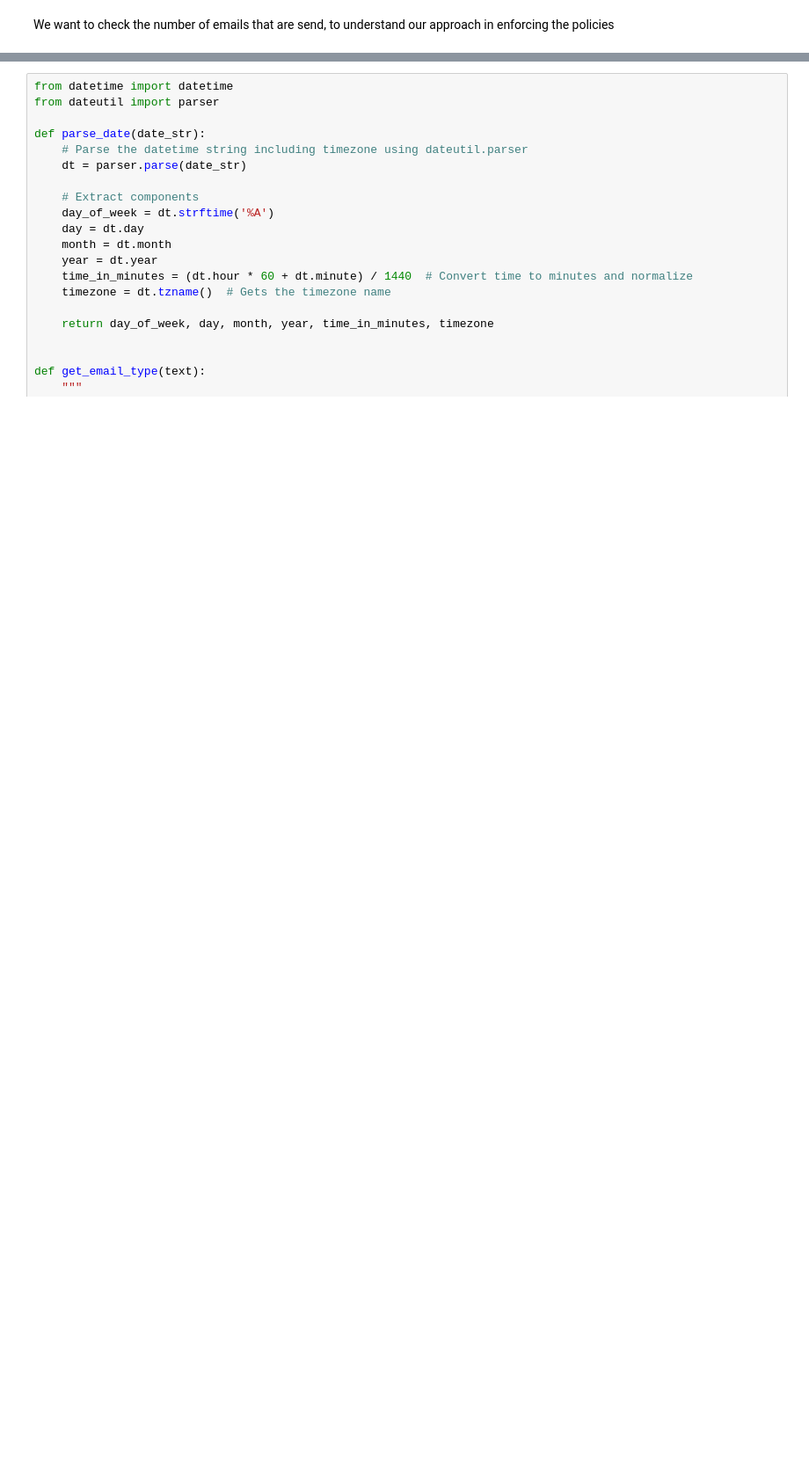
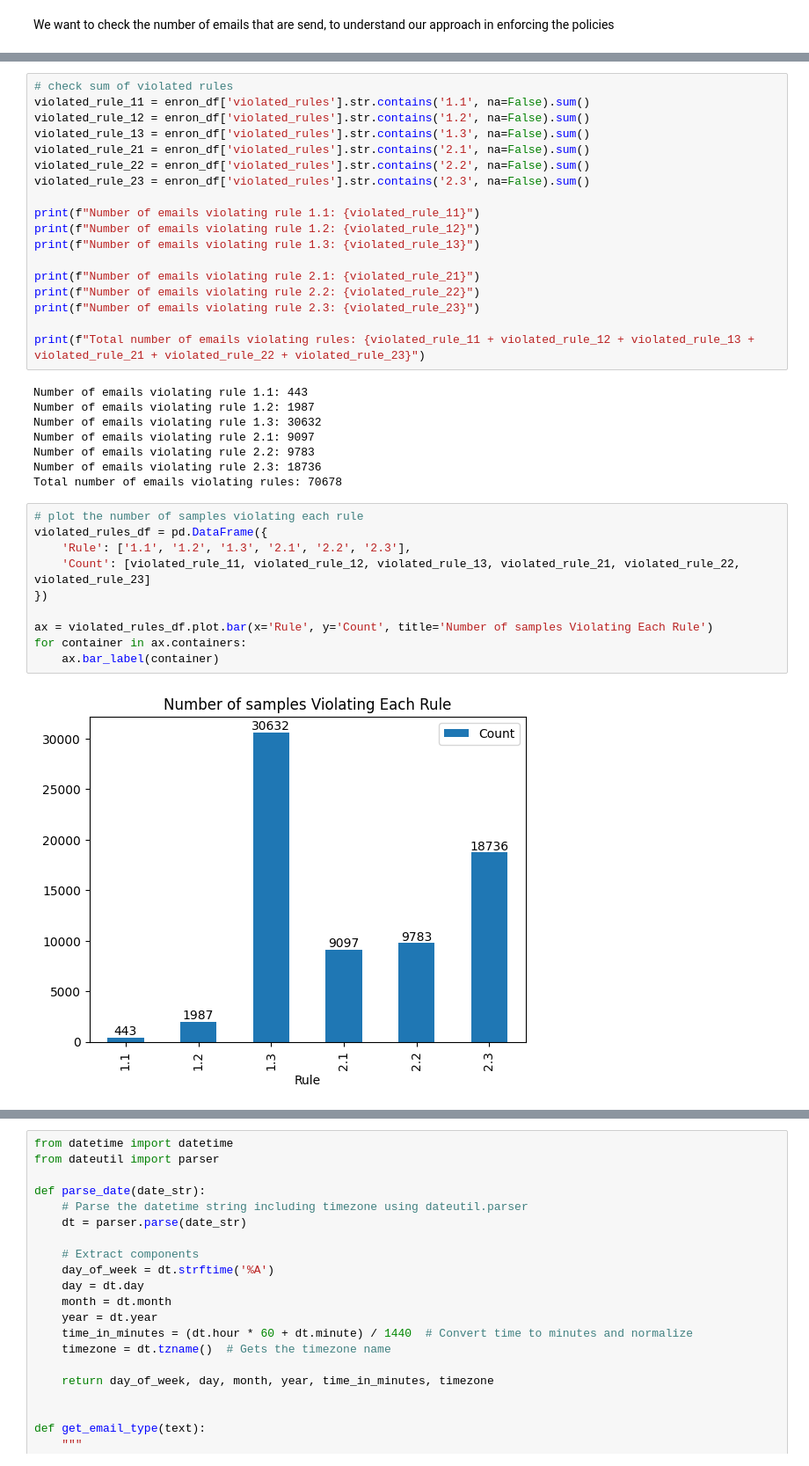
Before and after one commit to MaorEl/cyber-ai, a Jupyter notebook: template.ipynb, the cells around one changed output, grey strips where cells are left out. Shown at 88% size. Cells and saved outputs as stored; diff of their text form; blank space fills up the shorter version.

```diff
--- a/template.ipynb
+++ b/template.ipynb
@@ -78,0 +87,38 @@ Maximum number of emails in 'X-cc': 565
+# %%
+# check sum of violated rules
+violated_rule_11 = enron_df['violated_rules'].str.contains('1.1', na=False).sum()
+violated_rule_12 = enron_df['violated_rules'].str.contains('1.2', na=False).sum()
+violated_rule_13 = enron_df['violated_rules'].str.contains('1.3', na=False).sum()
+violated_rule_21 = enron_df['violated_rules'].str.contains('2.1', na=False).sum()
+violated_rule_22 = enron_df['violated_rules'].str.contains('2.2', na=False).sum()
+violated_rule_23 = enron_df['violated_rules'].str.contains('2.3', na=False).sum()
+
+print(f"Number of emails violating rule 1.1: {violated_rule_11}")
+print(f"Number of emails violating rule 1.2: {violated_rule_12}")
+print(f"Number of emails violating rule 1.3: {violated_rule_13}")
+
+print(f"Number of emails violating rule 2.1: {violated_rule_21}")
+print(f"Number of emails violating rule 2.2: {violated_rule_22}")
+print(f"Number of emails violating rule 2.3: {violated_rule_23}")
+
+print(f"Total number of emails violating rules: {violated_rule_11 + violated_rule_12 + violated_rule_13 + violated_rule_21 + violated_rule_22 + violated_rule_23}")
+# %% [output]
+Number of emails violating rule 1.1: 443
+Number of emails violating rule 1.2: 1987
+Number of emails violating rule 1.3: 30632
+Number of emails violating rule 2.1: 9097
+Number of emails violating rule 2.2: 9783
+Number of emails violating rule 2.3: 18736
+Total number of emails violating rules: 70678
+# %%
+# plot the number of samples violating each rule
+violated_rules_df = pd.DataFrame({
+    'Rule': ['1.1', '1.2', '1.3', '2.1', '2.2', '2.3'],
+    'Count': [violated_rule_11, violated_rule_12, violated_rule_13, violated_rule_21, violated_rule_22, violated_rule_23]
+})
+
+ax = violated_rules_df.plot.bar(x='Rule', y='Count', title='Number of samples Violating Each Rule')
+for container in ax.containers:
+    ax.bar_label(container)
+# %% [output]
+[figure, added]
```
Also changed, not shown: parts of 29 cells of this notebook, 1 other file.
